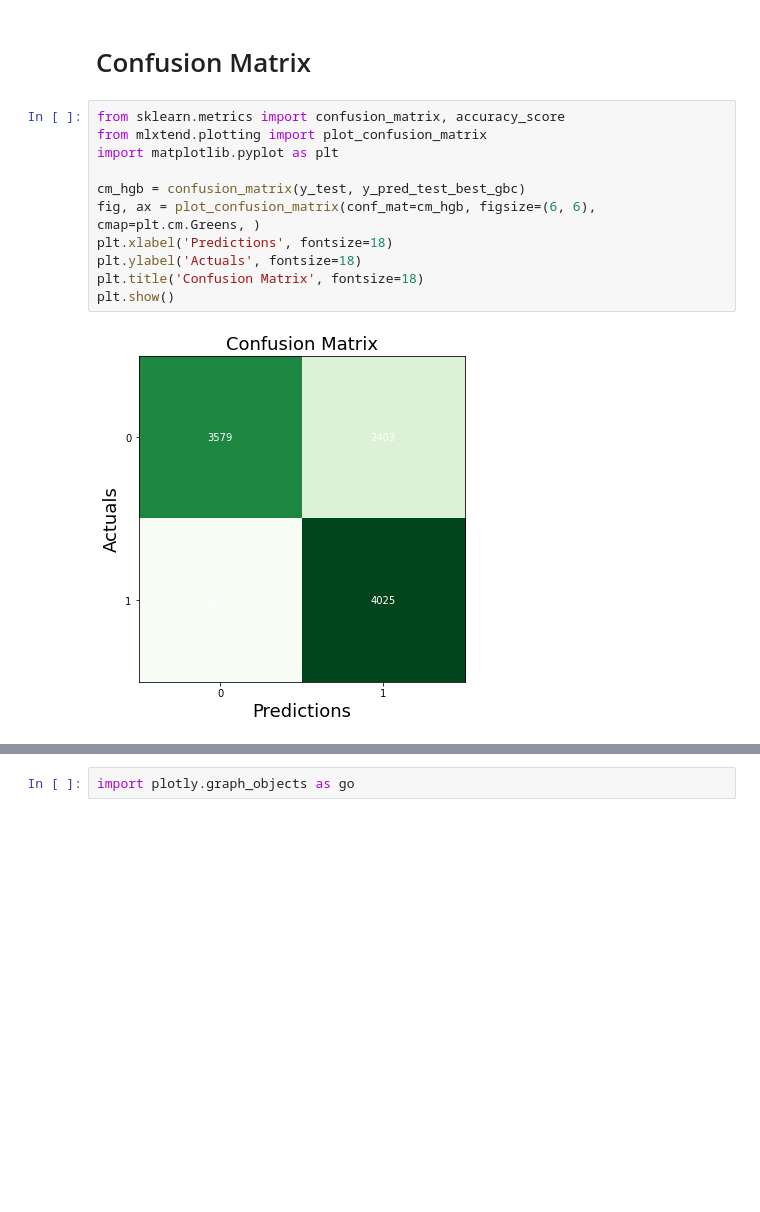
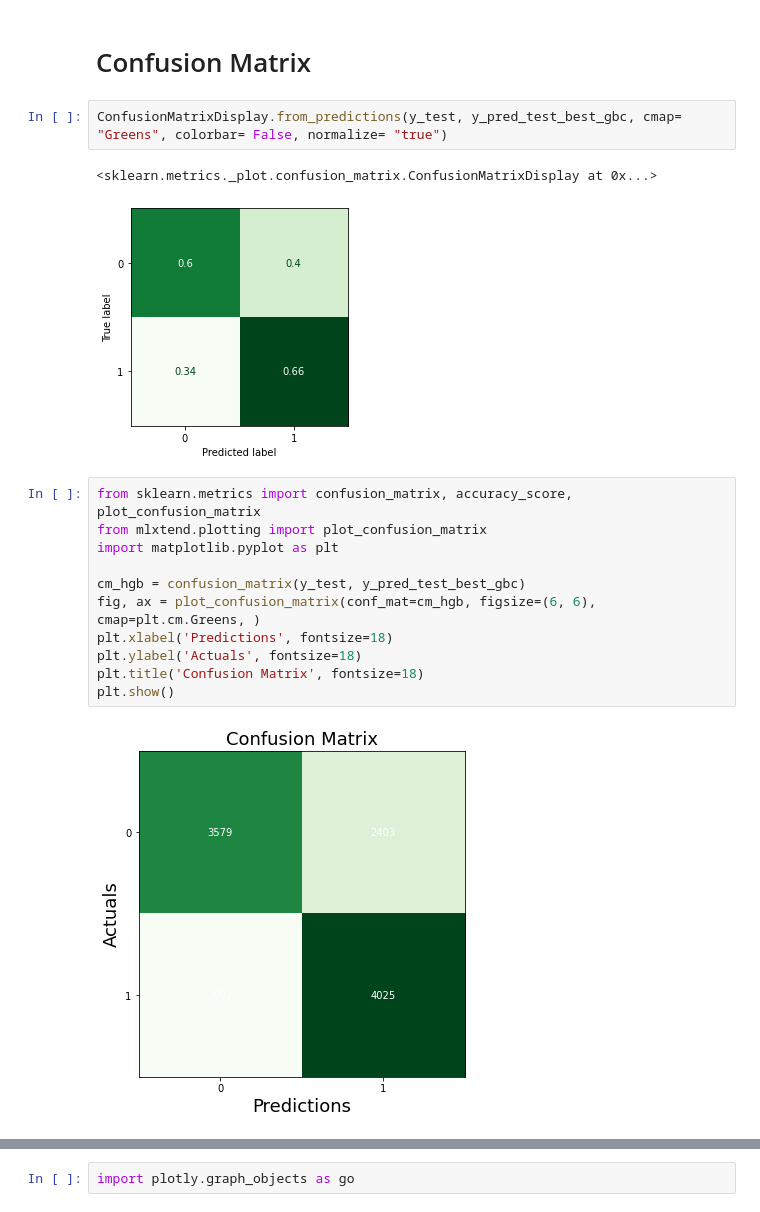
Before and after one commit to P-AEL/ML-Projekt, a Jupyter notebook: Flo/gradient_boosting.ipynb, the cells around one changed output, grey strips where cells are left out. Cells and saved outputs as stored; diff of their text form; blank space fills up the shorter version.

```diff
--- a/Flo/gradient_boosting.ipynb
+++ b/Flo/gradient_boosting.ipynb
@@ -323,7 +217,12 @@ See the caveats in the documentation: https://pandas.pydata.org/pandas-docs/stab
 # %% [markdown]
 # Confusion Matrix
+# %%
+ConfusionMatrixDisplay.from_predictions(y_test, y_pred_test_best_gbc, cmap= "Greens", colorbar= False, normalize= "true")
+# %% [output]
+<sklearn.metrics._plot.confusion_matrix.ConfusionMatrixDisplay at 0x...>
+[figure, added]
 # %%
-from sklearn.metrics import confusion_matrix, accuracy_score
+from sklearn.metrics import confusion_matrix, accuracy_score, plot_confusion_matrix
 from mlxtend.plotting import plot_confusion_matrix
 import matplotlib.pyplot as plt
 
```
Also changed, not shown: parts of 18 cells of this notebook.
